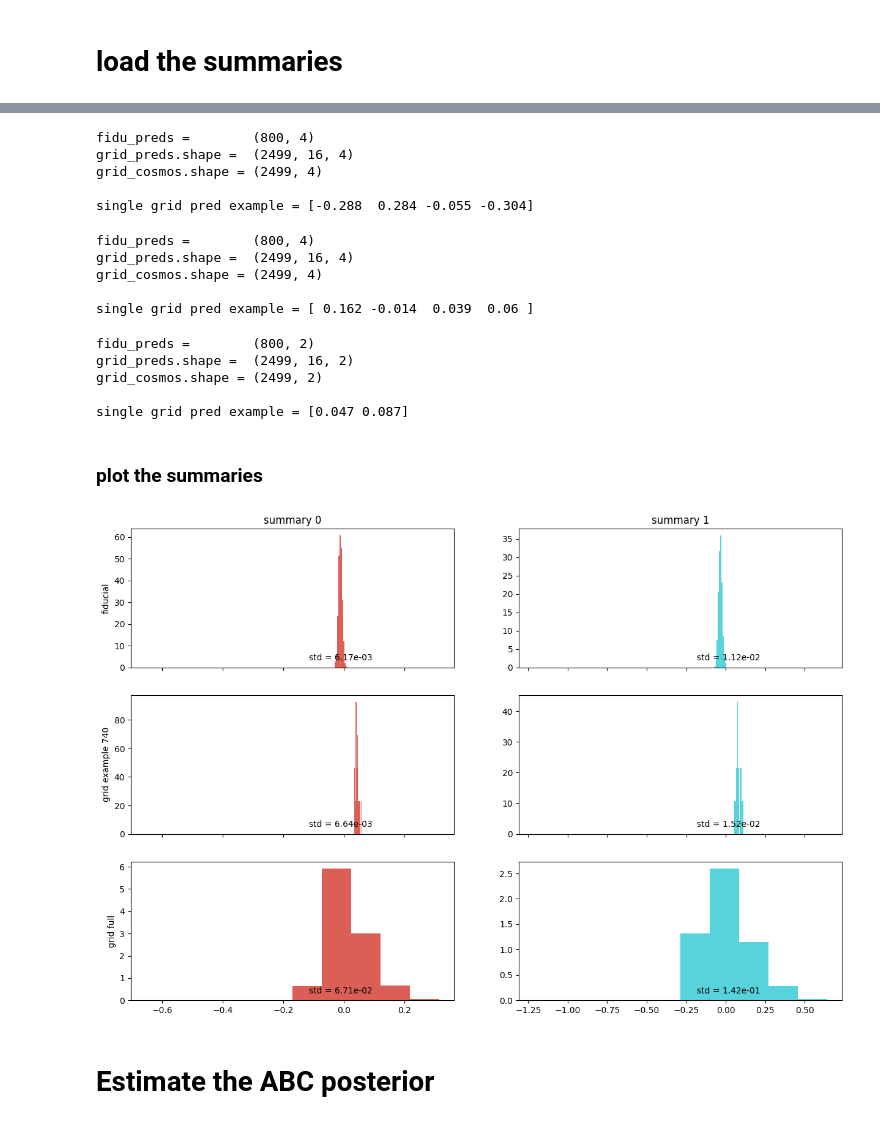
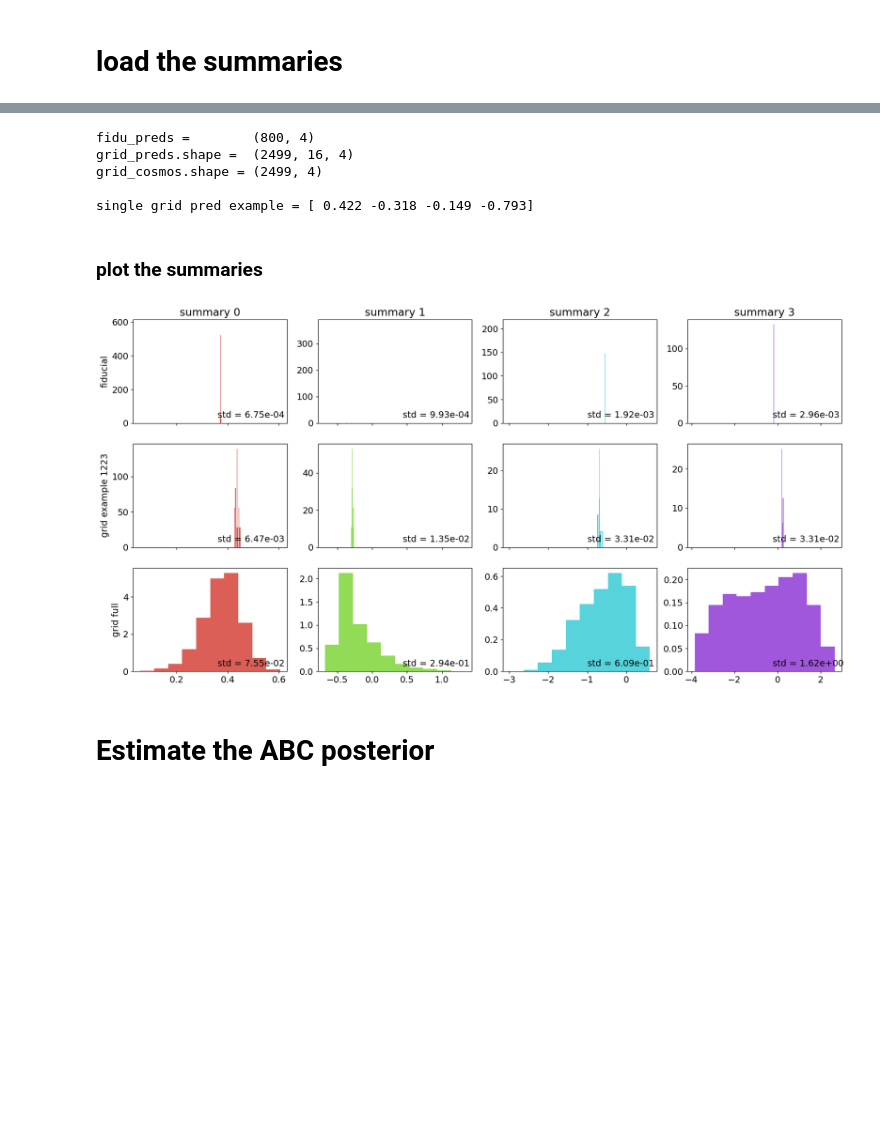
Before and after one commit to des-science/y3-deep-lss, a Jupyter notebook: notebooks/evaluation/constraints.ipynb, the cells around one changed output, grey strips where cells are left out. Drawn from its saved outputs; the diff is of its cells as text; code cells hidden in the pictures; blank space fills up the shorter version.

```diff
--- a/notebooks/evaluation/constraints.ipynb
+++ b/notebooks/evaluation/constraints.ipynb
@@ -44 +54,3 @@ def load_preds(preds_file):
+# %%
+base_dir = "/pscratch/sd/a/athomsen/run_files/v3/"
 # %%
@@ -84,87 +82,78 @@ single grid pred example = [ 0.373  0.353  0.644 -0.753]
 # %%
 # clustering only, regular evaluation
+model_dir = "2023-05-24_05-18-42_resnet_vanilla"
+n_steps = 20000
 
-preds_file = "/pscratch/sd/a/athomsen/run_files/v3/2023-05-24_05-18-42_resnet_vanilla/preds_5000.h5"
-
-fidu_preds, grid_preds, grid_cosmos = load_preds(preds_file)
+fidu_preds, grid_preds, grid_cosmos = load_preds(base_dir, model_dir, n_steps)
 
 params = ["Om", "s8", "bg", "n_bg"]
 n_params = len(params)
-param_labels = [r'$\Omega_m$', r'$\sigma_8$', r'$b_g$', r'$\eta_b$']
+param_labels = [r'$\Omega_m$', r'$\sigma_8$', r'$b_g$', r'$\eta_{b_g}$']
 fiducial = {"Om": 0.26, "s8": 0.84, "bg": 1.5, "n_bg": 0.5}
 # %% [output]
 fidu_preds =        (800, 4)
 grid_preds.shape =  (2499, 16, 4)
 grid_cosmos.shape = (2499, 4)
 
-single grid pred example = [-0.288  0.284 -0.055 -0.304]
+single grid pred example = [ 0.422 -0.318 -0.149 -0.793]
 # %%
-# lensing only, regular evaluation
+# # lensing only, regular evaluation
+# model_dir = "2023-05-24_05-26-55_resnet_vanilla"
+# n_steps = 15000
 
-preds_file = "/pscratch/sd/a/athomsen/run_files/v3/2023-05-24_05-26-55_resnet_vanilla/preds_5000.h5"
+# fidu_preds, grid_preds, grid_cosmos = load_preds(base_dir, model_dir, n_steps)
 
-fidu_preds, grid_preds, grid_cosmos = load_preds(preds_file)
-
-params = ["Om", "s8", "bg", "n_bg"]
-n_params = len(params)
-param_labels = [r'$\Omega_m$', r'$\sigma_8$', r'$b_g$', r'$\eta_b$']
-fiducial = {"Om": 0.26, "s8": 0.84, "bg": 1.5, "n_bg": 0.5}
+# params = ["Om", "s8", "Aia", "n_Aia"]
+# n_params = len(params)
+# param_labels = [r'$\Omega_m$', r'$\sigma_8$', r'$A_{IA}$', r'$\eta_{A_{IA}}$']
+# fiducial = {"Om": 0.26, "s8": 0.84, "Aia": 0.5, "n_Aia": 1.5}
-# %% [output]
-fidu_preds =        (800, 4)
-grid_preds.shape =  (2499, 16, 4)
-grid_cosmos.shape = (2499, 4)
-
-single grid pred example = [ 0.162 -0.014  0.039  0.06 ]
 # %%
-# lensing only, regular evaluation, reduced parameters
+# # lensing only, regular evaluation, reduced parameters
+# model_dir = "2023-05-24_06-39-40_resnet_vanilla"
 
-preds_file = "/pscratch/sd/a/athomsen/run_files/v3/2023-05-24_06-39-40_resnet_vanilla/preds_5000.h5"
+# n_steps = 20000
+# out_dir = os.path.join(base_dir, model_dir)
+# preds_file = os.path.join(out_dir, f"preds_{n_steps}.h5")
 
-fidu_preds, grid_preds, grid_cosmos = load_preds(preds_file)
+# fidu_preds, grid_preds, grid_cosmos = load_preds(preds_file)
 
-params = ["Om", "s8"]
-n_params = len(params)
-param_labels = [r'$\Omega_m$', r'$\sigma_8$']
-fiducial = {"Om": 0.26, "s8": 0.84}
+# params = ["Om", "s8"]
+# n_params = len(params)
+# param_labels = [r'$\Omega_m$', r'$\sigma_8$']
+# fiducial = {"Om": 0.26, "s8": 0.84}
-# %% [output]
-fidu_preds =        (800, 2)
-grid_preds.shape =  (2499, 16, 2)
-grid_cosmos.shape = (2499, 2)
-
-single grid pred example = [0.047 0.087]
 # %% [markdown]
 ### plot the summaries
 # %%
 colors = color_palette("hls", n_params)
+n_bins = 10
 
-fig, ax = plt.subplots(nrows=3, ncols=n_params, figsize=(15,10), sharex="col")
-# fig, ax = plt.subplots(nrows=3, ncols=n_params, figsize=(10,10))
+fig, ax = plt.subplots(nrows=3, ncols=n_params, figsize=(20,10), sharex="col")
 
 ax[0,0].set(ylabel="fiducial")
 for i in range(n_params):
     preds = fidu_preds[:,i]
 
-    ax[0,i].hist(preds, density=True, color=colors[i])
+    ax[0,i].hist(preds, density=True, color=colors[i], bins=n_bins)
     ax[0,i].set(title=f"summary {i}")
     ax[0,i].text(0.55, 0.05, f"std = {np.std(preds):.2e}", transform=ax[0,i].transAxes)
 
 i_example = np.random.randint(grid_preds.shape[0])
 
 ax[1,0].set(ylabel=f"grid example {i_example}")
 for i in range(n_params):
     preds = grid_preds[i_example,:,i]
 
-    ax[1,i].hist(preds, density=True, color=colors[i])
+    ax[1,i].hist(preds, density=True, color=colors[i], bins=n_bins)
     ax[1,i].text(0.55, 0.05, f"std = {np.std(preds):.2e}", transform=ax[1,i].transAxes)
 
 ax[2,0].set(ylabel="grid full")
 for i in range(n_params):
     preds = grid_preds[:,:,i].flatten()
 
-    ax[2,i].hist(preds, density=True, color=colors[i])
+    ax[2,i].hist(preds, density=True, color=colors[i], bins=n_bins)
     ax[2,i].text(0.55, 0.05, f"std = {np.std(preds):.2e}", transform=ax[2,i].transAxes)
 # %% [output]
-[figure, old version]
+[figure, new version]
 # %% [markdown]
 # Estimate the ABC posterior
 # %% [markdown]
```
Also changed, not shown: parts of 18 cells of this notebook.
